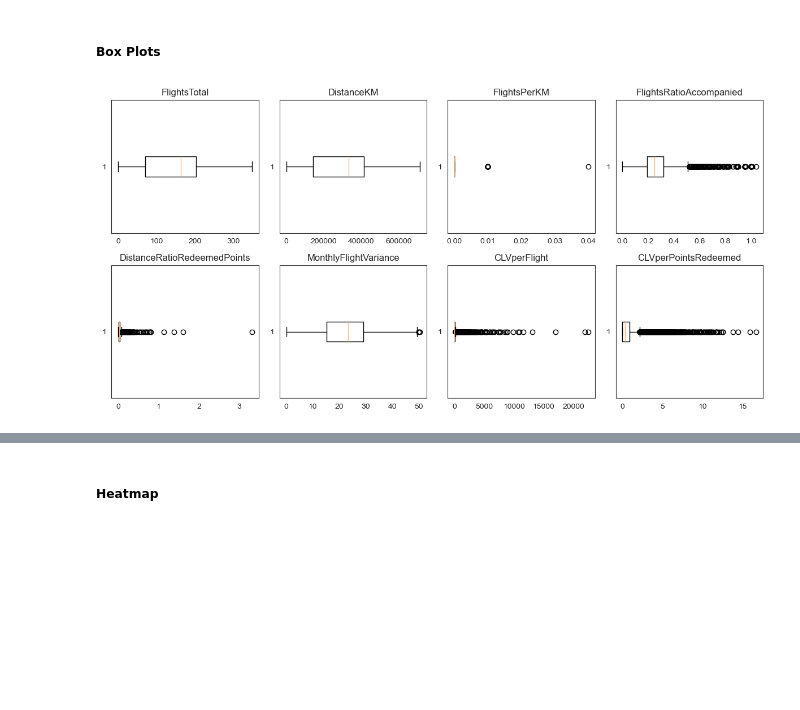
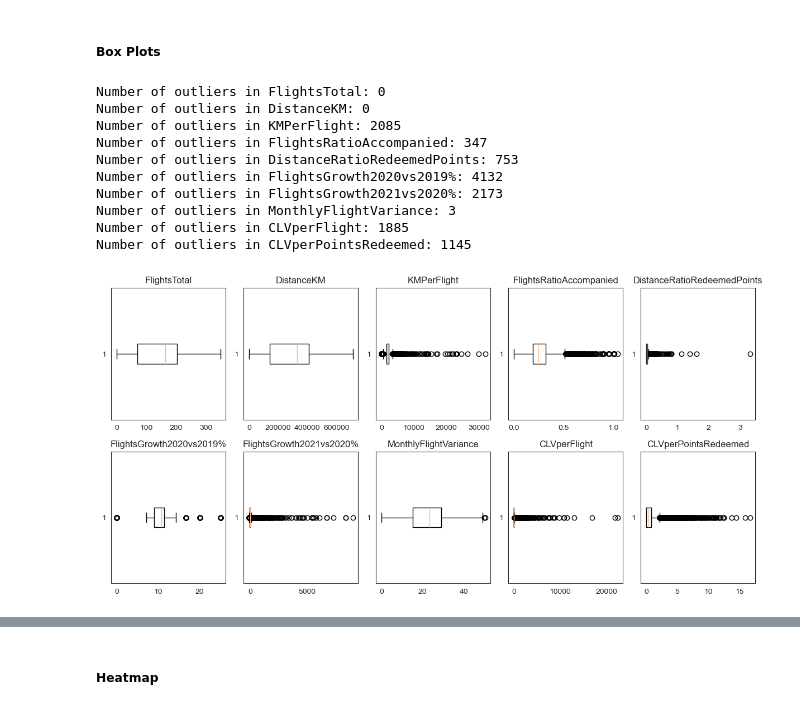
Before and after one commit to lCarvas/data-mining, a Jupyter notebook: src/Group94_EDA_Code.ipynb, the cells around one changed output, grey strips where cells are left out. Saved outputs shown, nothing was run; the diff lists cells and outputs as text; code cells hidden in the pictures; blank space fills up the shorter version.

```diff
--- a/src/Group94_EDA_Code.ipynb
+++ b/src/Group94_EDA_Code.ipynb
@@ -1321,23 +1328,14 @@ bar_vars = [
     'Flights2021'
 ]
 
-hist_vars = [
+hist_box_vars = [
     'FlightsTotal',
     'DistanceKM',
-    'FlightsPerKM',
+    'KMPerFlight',
+    'FlightsRatioAccompanied',
+    'DistanceRatioRedeemedPoints',
     'FlightsGrowth2020vs2019%',
     'FlightsGrowth2021vs2020%',
-    'MonthlyFlightVariance',
-    'CLVperFlight',
-    'CLVperPointsRedeemed'
-]
-
-boxplot_vars = [
-    'FlightsTotal',
-    'DistanceKM',
-    'FlightsPerKM',
-    'FlightsRatioAccompanied',
-    'DistanceRatioRedeemedPoints',
     'MonthlyFlightVariance',
     'CLVperFlight',
     'CLVperPointsRedeemed'
@@ -1346,7 +1344,7 @@ boxplot_vars = [
 corr_vars = [
     'FlightsTotal',
     'DistanceKM',
-    'FlightsPerKM',
+    'KMPerFlight',
     'CLVperFlight',
     'Customer Lifetime Value',
     'Income',
@@ -1378,11 +1376,14 @@ Customers took around 42 flights on average in 2019, rising to about 46 in 2020
 # %% [markdown]
 ##### Histograms
 # %%
-fig, axes = plt.subplots(nrows=2, ncols=4, figsize=(12, 6))
+fig, axes = plt.subplots(nrows=2, ncols=5, figsize=(16, 8))
 axes = axes.flatten()
-for i, variable in enumerate(hist_vars):
+for i, variable in enumerate(hist_box_vars):
     axes[i].hist(customerDB_copy[variable].dropna(), bins=30)
     axes[i].set_title(variable)
+    axes[i].axvline(customerDB_copy[variable].mean(), color='teal', linestyle='dashed', linewidth=1, label='Mean', alpha=0.7)
+    axes[i].axvline(customerDB_copy[variable].median(), color='purple', linestyle='dashed', linewidth=1, label='Median', alpha=0.7)
+    axes[i].legend()
 plt.tight_layout()
 plt.show()
 # %% [output]
@@ -1394,13 +1409,35 @@ plt.show()
 # %% [markdown]
 ##### Box Plots
 # %%
-fig, axes = plt.subplots(nrows=2, ncols=4, figsize=(12, 6))
+fig, axes = plt.subplots(nrows=2, ncols=5, figsize=(12, 6))
 axes = axes.flatten()
-for i, variable in enumerate(boxplot_vars):
+for i, variable in enumerate(hist_box_vars):
     axes[i].boxplot(customerDB_copy[variable].dropna(), vert=False)
     axes[i].set_title(variable)
+
+    Q1 = customerDB_copy[variable].quantile(0.25)
+    Q3 = customerDB_copy[variable].quantile(0.75)
+    IQR = Q3 - Q1
+
+    lower_bound = Q1 - 1.5 * IQR
+    upper_bound = Q3 + 1.5 * IQR
+
+    outliers = customerDB_copy[(customerDB_copy[variable] < lower_bound) |
+                                   (customerDB_copy[variable] > upper_bound)]
+
+    print(f"Number of outliers in {variable}:", outliers.shape[0])
 plt.tight_layout()
 plt.show()
 # %% [output]
+Number of outliers in FlightsTotal: 0
+Number of outliers in DistanceKM: 0
+Number of outliers in KMPerFlight: 2085
+Number of outliers in FlightsRatioAccompanied: 347
+Number of outliers in DistanceRatioRedeemedPoints: 753
+Number of outliers in FlightsGrowth2020vs2019%: 4132
+Number of outliers in FlightsGrowth2021vs2020%: 2173
+Number of outliers in MonthlyFlightVariance: 3
+Number of outliers in CLVperFlight: 1885
+Number of outliers in CLVperPointsRedeemed: 1145
-[figure, old version]
+[figure, new version]
 # %% [markdown]
```
Also changed, not shown: parts of 17 cells of this notebook.
